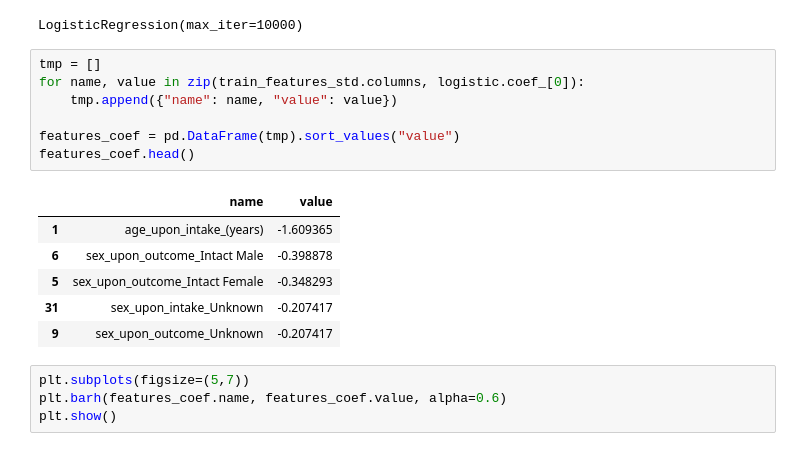
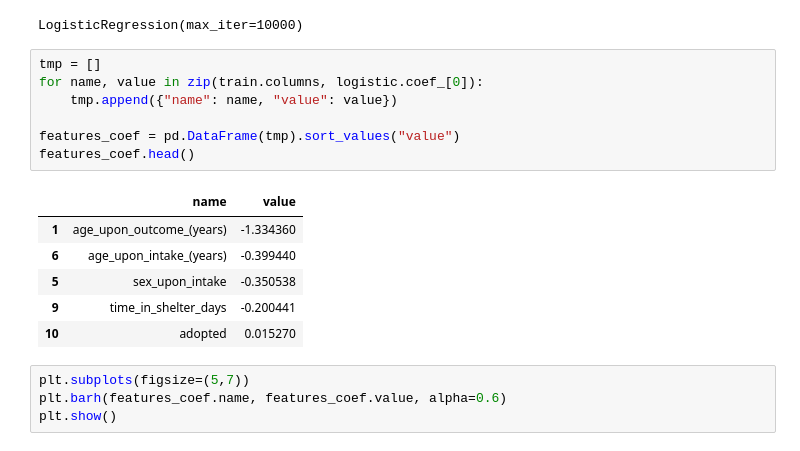
Before and after one commit to BaptisteCarmier/ADA--2024, a Jupyter notebook: Exercises/07 - Learning from data - Applied machine learning/AppliedML.ipynb, the cells around one changed output. Cells and saved outputs as stored; diff of their text form.

```diff
--- a/Exercises/07 - Learning from data - Applied machine learning/AppliedML.ipynb
+++ b/Exercises/07 - Learning from data - Applied machine learning/AppliedML.ipynb
@@ -227,18 +247,18 @@ logistic.fit(train_stand, train_label)
 LogisticRegression(max_iter=10000)
 # %%
 tmp = []
-for name, value in zip(train_features_std.columns, logistic.coef_[0]):
+for name, value in zip(train.columns, logistic.coef_[0]):
     tmp.append({"name": name, "value": value})
 
 features_coef = pd.DataFrame(tmp).sort_values("value")
 features_coef.head()
 # %% [output]
 |  | name | value |
-| 1 | age_upon_intake_(years) | -1.609365 |
-| 6 | sex_upon_outcome_Intact Male | -0.398878 |
-| 5 | sex_upon_outcome_Intact Female | -0.348293 |
-| 31 | sex_upon_intake_Unknown | -0.207417 |
-| 9 | sex_upon_outcome_Unknown | -0.207417 |
+| 1 | age_upon_outcome_(years) | -1.334360 |
+| 6 | age_upon_intake_(years) | -0.399440 |
+| 5 | sex_upon_intake | -0.350538 |
+| 9 | time_in_shelter_days | -0.200441 |
+| 10 | adopted | 0.015270 |
 # %%
 plt.subplots(figsize=(5,7))
 plt.barh(features_coef.name, features_coef.value, alpha=0.6)
```
Also changed, not shown: parts of 6 cells of this notebook, 2 other files.
